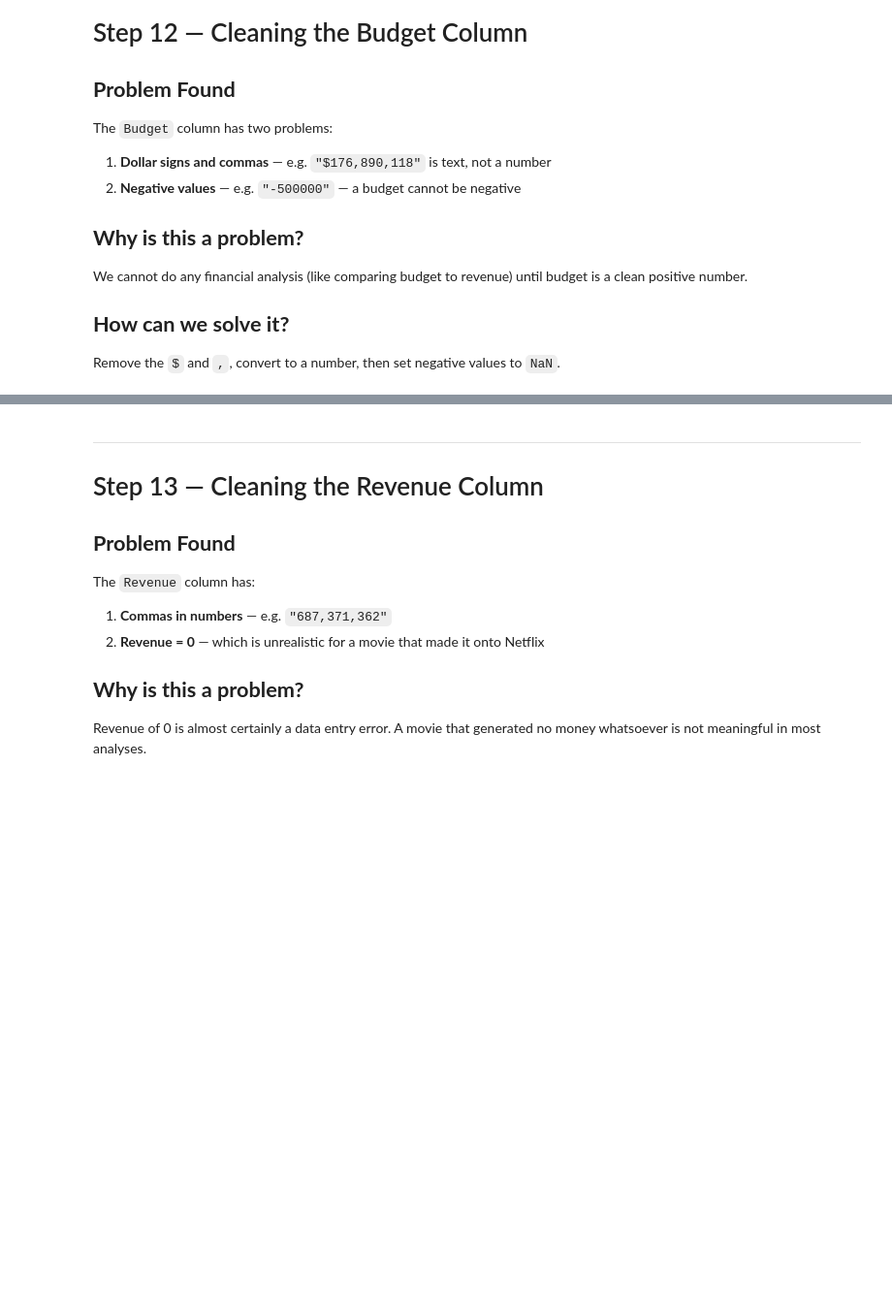
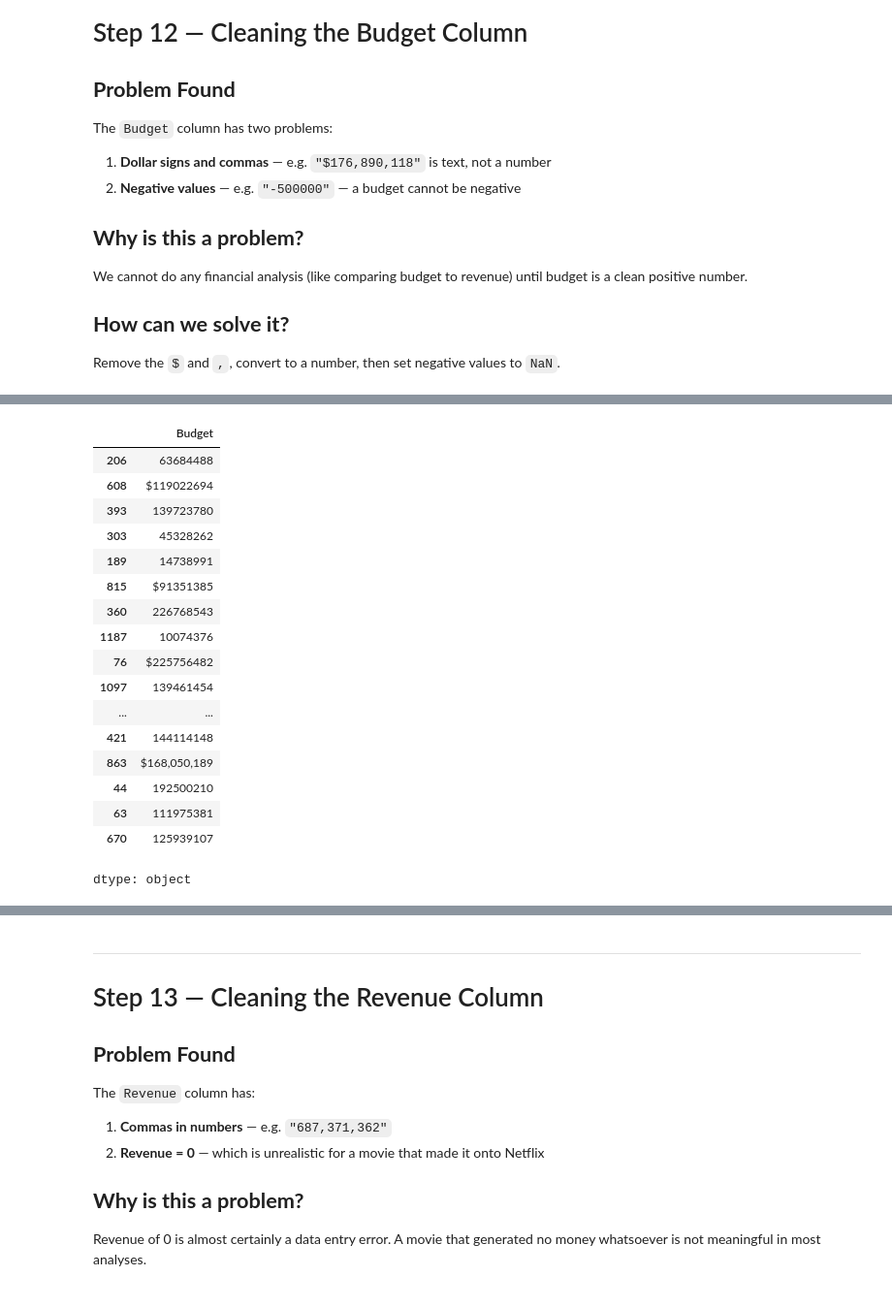
Before and after one commit to suyogy1-bot/Numpy, a Jupyter notebook: Class_notes/netflix_cleaning.ipynb, the cells around one changed output, grey strips where cells are left out. Shown at 97% size. Drawn from its saved outputs; the diff is of its cells as text; code cells hidden in the pictures; blank space fills up the shorter version.

```diff
--- a/Class_notes/netflix_cleaning.ipynb
+++ b/Class_notes/netflix_cleaning.ipynb
@@ -906,0 +1019,21 @@ Remove the `$` and `,`, convert to a number, then set negative values to `NaN`.
+# %%
+df['Budget'].sample(20, random_state=42)
+# %% [output]
+|  | Budget |
+| 206 | 63684488 |
+| 608 | $119022694 |
+| 393 | 139723780 |
+| 303 | 45328262 |
+| 189 | 14738991 |
+| 815 | $91351385 |
+| 360 | 226768543 |
+| 1187 | 10074376 |
+| 76 | $225756482 |
+| 1097 | 139461454 |
+| ... | ... |
+| 421 | 144114148 |
+| 863 | $168,050,189 |
+| 44 | 192500210 |
+| 63 | 111975381 |
+| 670 | 125939107 |
+dtype: object
```
Also changed, not shown: parts of 23 cells of this notebook.
